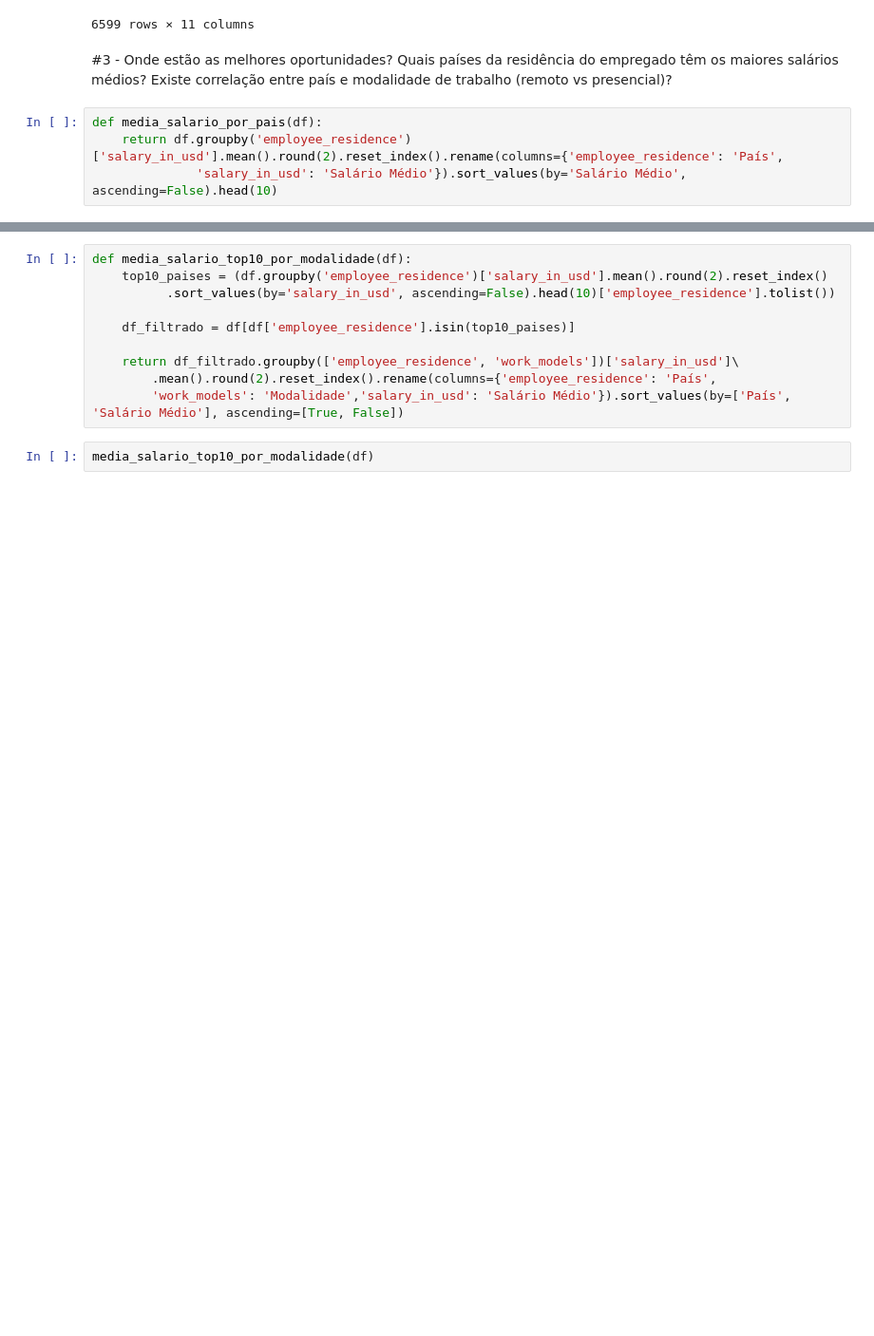
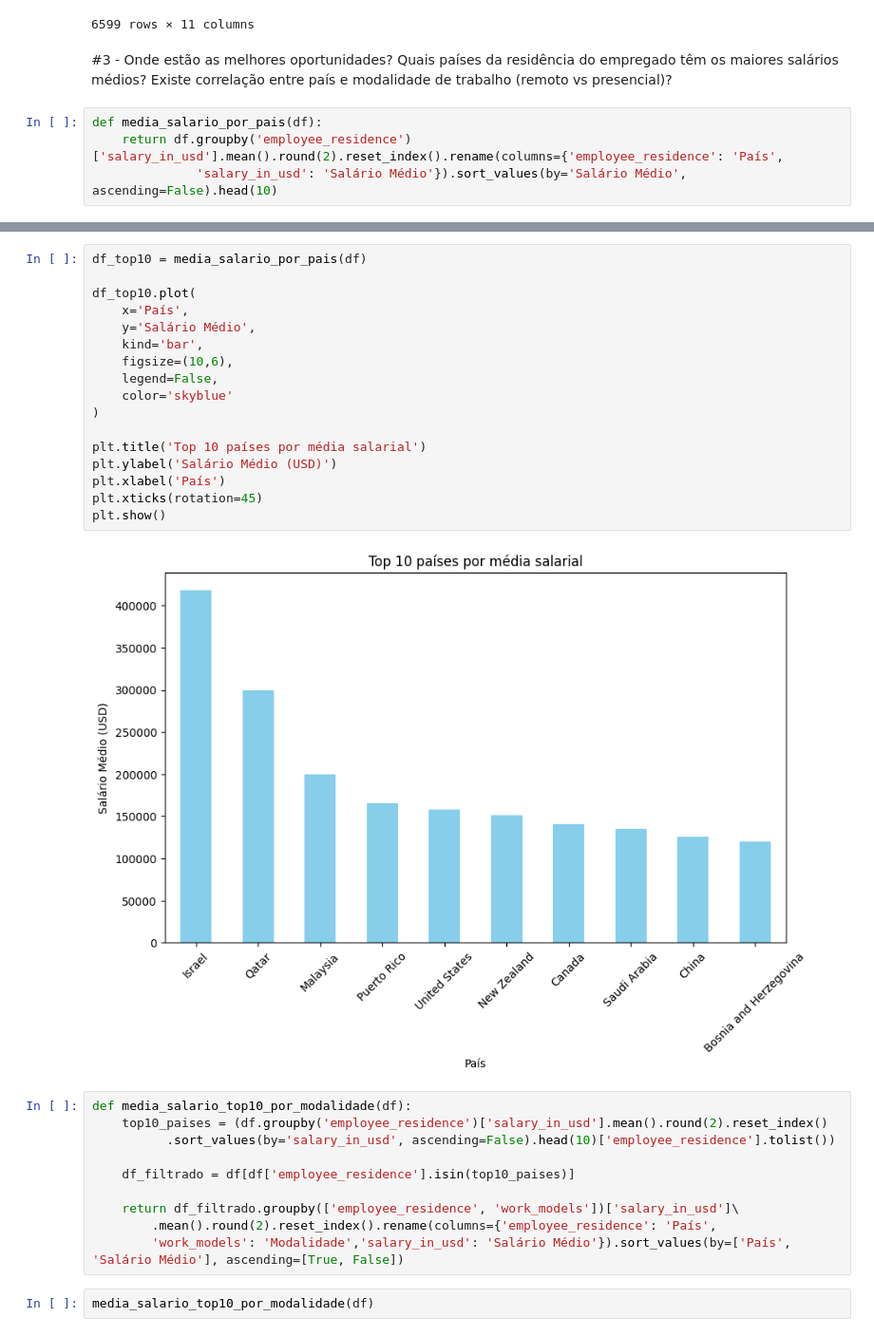
Before and after one commit to victorrp1502/grupo1_caixaverso, a Jupyter notebook: Marcos.ipynb, the cells around one changed output, grey strips where cells are left out. Shown at 95% size. Saved outputs shown, nothing was run; the diff lists cells and outputs as text; blank space fills up the shorter version.

```diff
--- a/Marcos.ipynb
+++ b/Marcos.ipynb
@@ -54,3 +48,22 @@ media_salario_por_pais(df)
+# %%
+df_top10 = media_salario_por_pais(df)
+
+df_top10.plot(
+    x='País',
+    y='Salário Médio',
+    kind='bar',
+    figsize=(10,6),
+    legend=False,
+    color='skyblue'
+)
+
+plt.title('Top 10 países por média salarial')
+plt.ylabel('Salário Médio (USD)')
+plt.xlabel('País')
+plt.xticks(rotation=45)
+plt.show()
+# %% [output]
+[figure, added]
 # %%
 def media_salario_top10_por_modalidade(df):
     top10_paises = (df.groupby('employee_residence')['salary_in_usd'].mean().round(2).reset_index()
```
Also changed, not shown: parts of 1 cell of this notebook.
